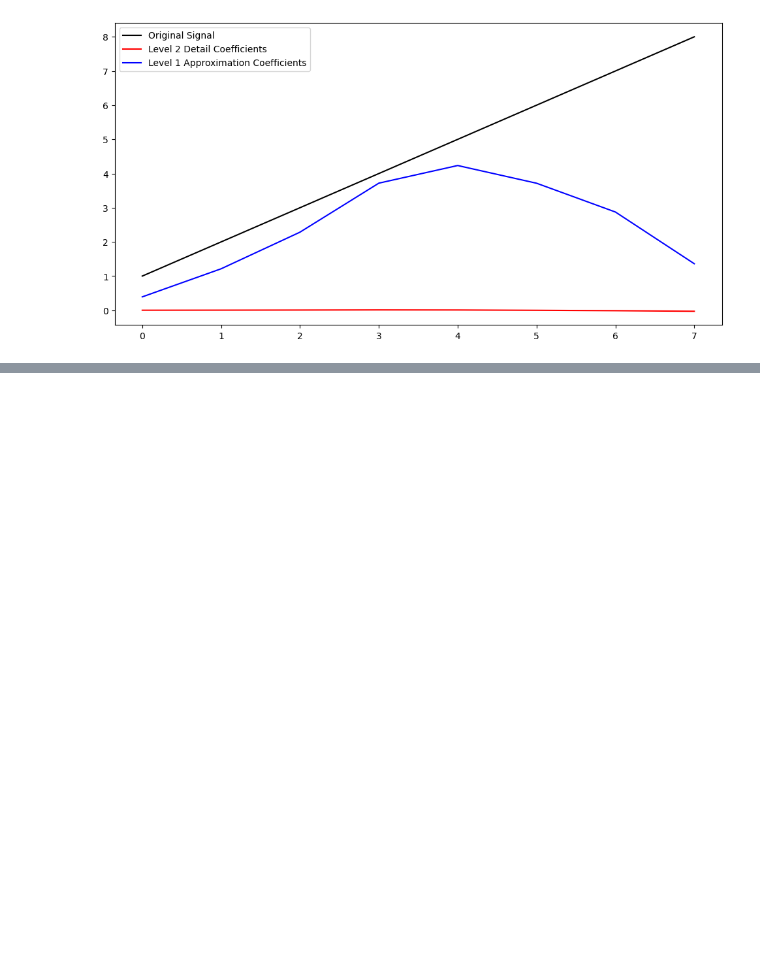
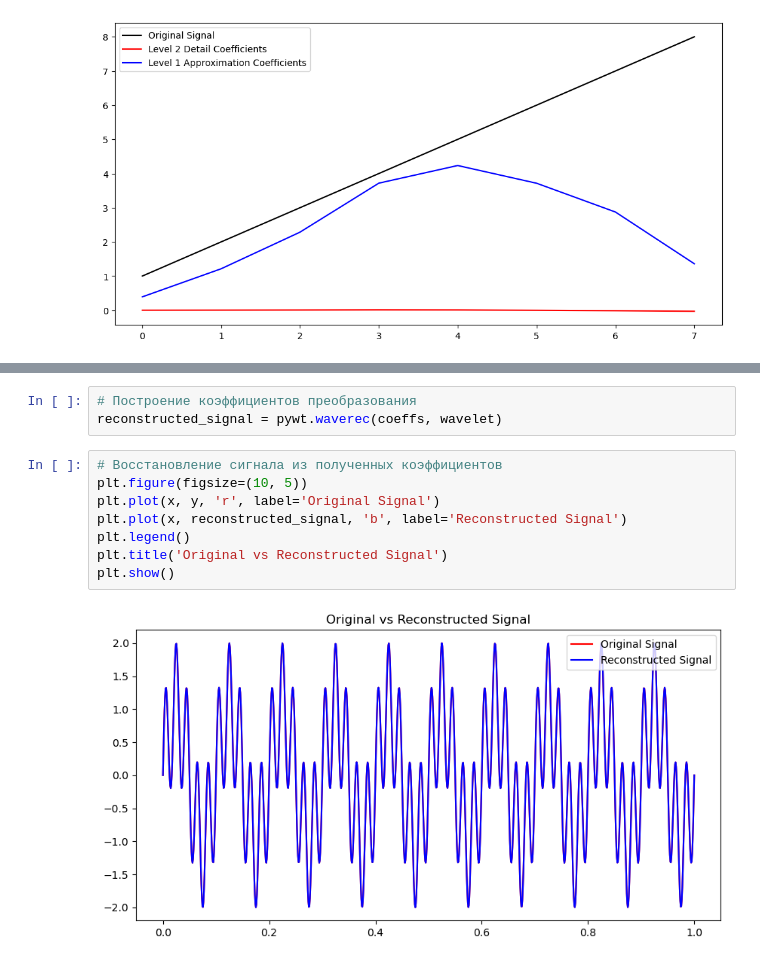
Before and after one commit to ItsMyLife1337/ForStatiya, a Jupyter notebook: Forstat.ipynb, the cells around one changed output, grey strips where cells are left out. Cells and saved outputs as stored; diff of their text form; blank space fills up the shorter version.

```diff
--- a/Forstat.ipynb
+++ b/Forstat.ipynb
@@ -44,0 +64,13 @@ plt.show()
+# %%
+# Построение коэффициентов преобразования
+reconstructed_signal = pywt.waverec(coeffs, wavelet)
+# %%
+# Восстановление сигнала из полученных коэффициентов
+plt.figure(figsize=(10, 5))
+plt.plot(x, y, 'r', label='Original Signal')
+plt.plot(x, reconstructed_signal, 'b', label='Reconstructed Signal')
+plt.legend()
+plt.title('Original vs Reconstructed Signal')
+plt.show()
+# %% [output]
+[figure, added]
```
Also changed, not shown: parts of 3 cells of this notebook.
